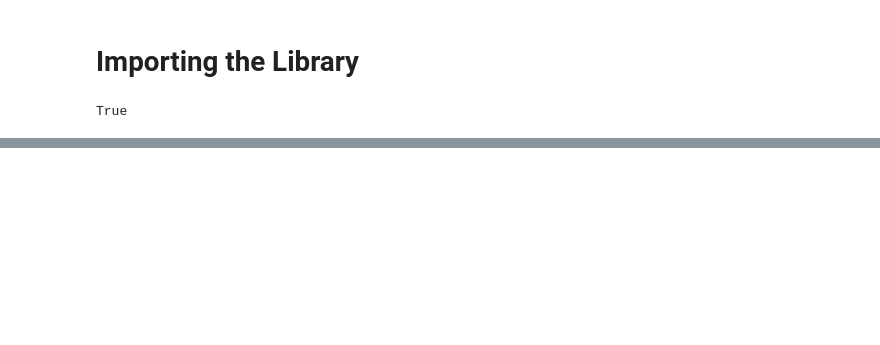
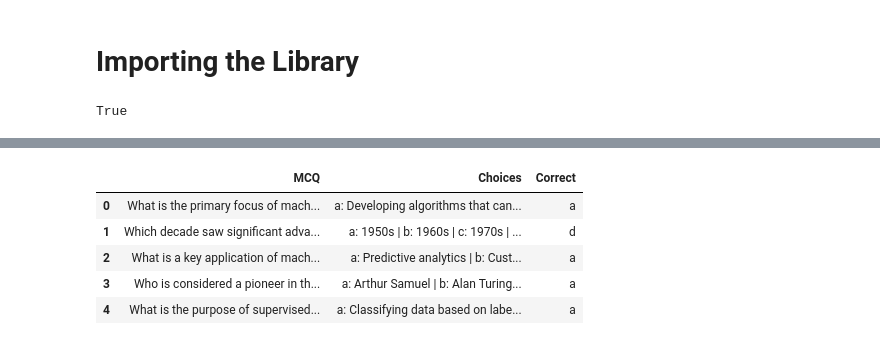
Before and after one commit to sumitjoshi10/MCQGenerator, a Jupyter notebook: experiment/mcq.ipynb, the cells around one changed output, grey strips where cells are left out. Cells and saved outputs as stored; diff of their text form; code cells hidden in the pictures; blank space fills up the shorter version.

```diff
--- a/experiment/mcq.ipynb
+++ b/experiment/mcq.ipynb
@@ -102,0 +142,8 @@ generate_evaluate_chain=SequentialChain(chains=[quiz_chain, review_chain], input
+# %%
+response = generate_evaluate_chain({
+    "text" : TEXT,
+    "number" : NUMBER,
+    "subject": SUBJECT,
+    "tone": TONE,
+    "response_json": json.dumps(RESPONSE_JSON)
+})
@@ -102,0 +187,2 @@ generate_evaluate_chain=SequentialChain(chains=[quiz_chain, review_chain], input
+# %%
+quiz = response.get("quiz").split("\n")[1]
@@ -102,0 +191,14 @@ generate_evaluate_chain=SequentialChain(chains=[quiz_chain, review_chain], input
+# %%
+quiz = json.loads(quiz)
+# %%
+quiz_table_data = []
+for key, value in quiz.items():
+    mcq = value["mcq"]
+    options = " | ".join(
+        [
+            f"{option}: {option_value}"
+            for option, option_value in value["options"].items()
+            ]
+        )
+    correct = value["correct"]
+    quiz_table_data.append({"MCQ": mcq, "Choices": options, "Correct": correct})
@@ -102,0 +223,10 @@ generate_evaluate_chain=SequentialChain(chains=[quiz_chain, review_chain], input
+# %%
+quiz=pd.DataFrame(quiz_table_data)
+quiz
+# %% [output]
+|  | MCQ | Choices | Correct |
+| 0 | What is the primary focus of mach... | a: Developing algorithms that can... | a |
+| 1 | Which decade saw significant adva... | a: 1950s | b: 1960s | c: 1970s | ... | d |
+| 2 | What is a key application of mach... | a: Predictive analytics | b: Cust... | a |
+| 3 | Who is considered a pioneer in th... | a: Arthur Samuel | b: Alan Turing... | a |
+| 4 | What is the purpose of supervised... | a: Classifying data based on labe... | a |
```
Also changed, not shown: parts of 20 cells of this notebook, 3 other files.
